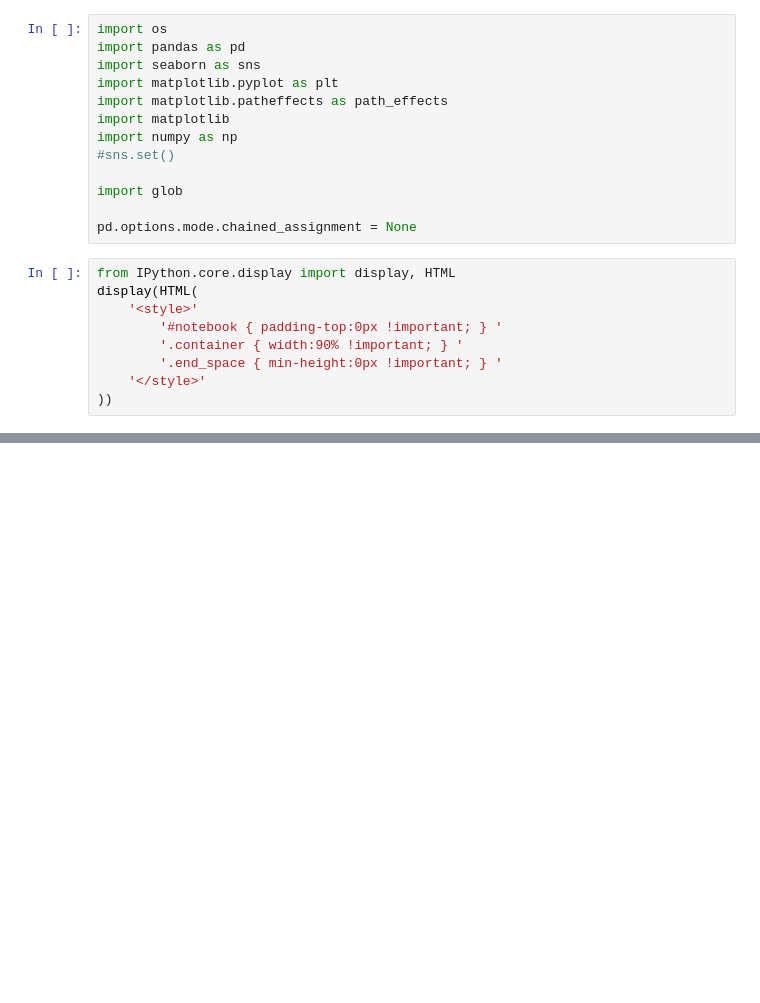
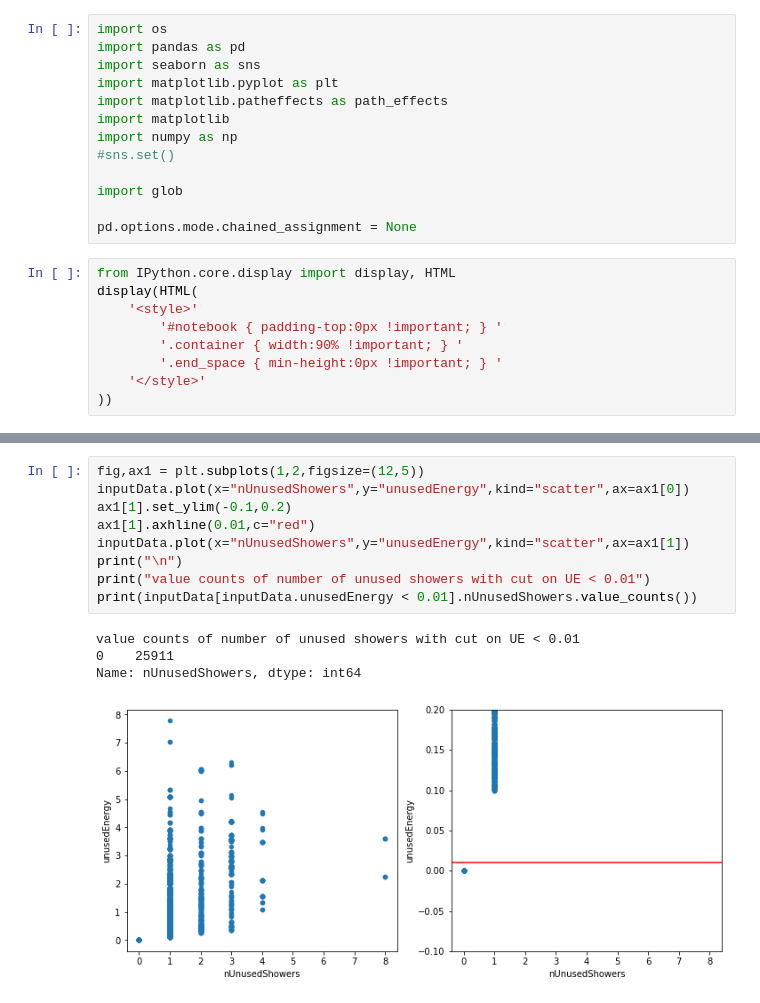
Before and after one commit to lan13005/topologyAnalysis, a Jupyter notebook: logFile/composition.ipynb, the cells around one changed output, grey strips where cells are left out. Saved outputs shown, nothing was run; the diff lists cells and outputs as text; blank space fills up the shorter version.

```diff
--- a/logFile/composition.ipynb
+++ b/logFile/composition.ipynb
@@ -45,0 +166,14 @@ data = pd.concat(listDFs, axis=0, ignore_index=True)
+# %%
+fig,ax1 = plt.subplots(1,2,figsize=(12,5))
+inputData.plot(x="nUnusedShowers",y="unusedEnergy",kind="scatter",ax=ax1[0])
+ax1[1].set_ylim(-0.1,0.2)
+ax1[1].axhline(0.01,c="red")
+inputData.plot(x="nUnusedShowers",y="unusedEnergy",kind="scatter",ax=ax1[1])
+print("\n")
+print("value counts of number of unused showers with cut on UE < 0.01")
+print(inputData[inputData.unusedEnergy < 0.01].nUnusedShowers.value_counts())
+# %% [output]
+value counts of number of unused showers with cut on UE < 0.01
+0    25911
+Name: nUnusedShowers, dtype: int64
+[figure, added]
```
Also changed, not shown: parts of 18 cells of this notebook, 3 other files.
